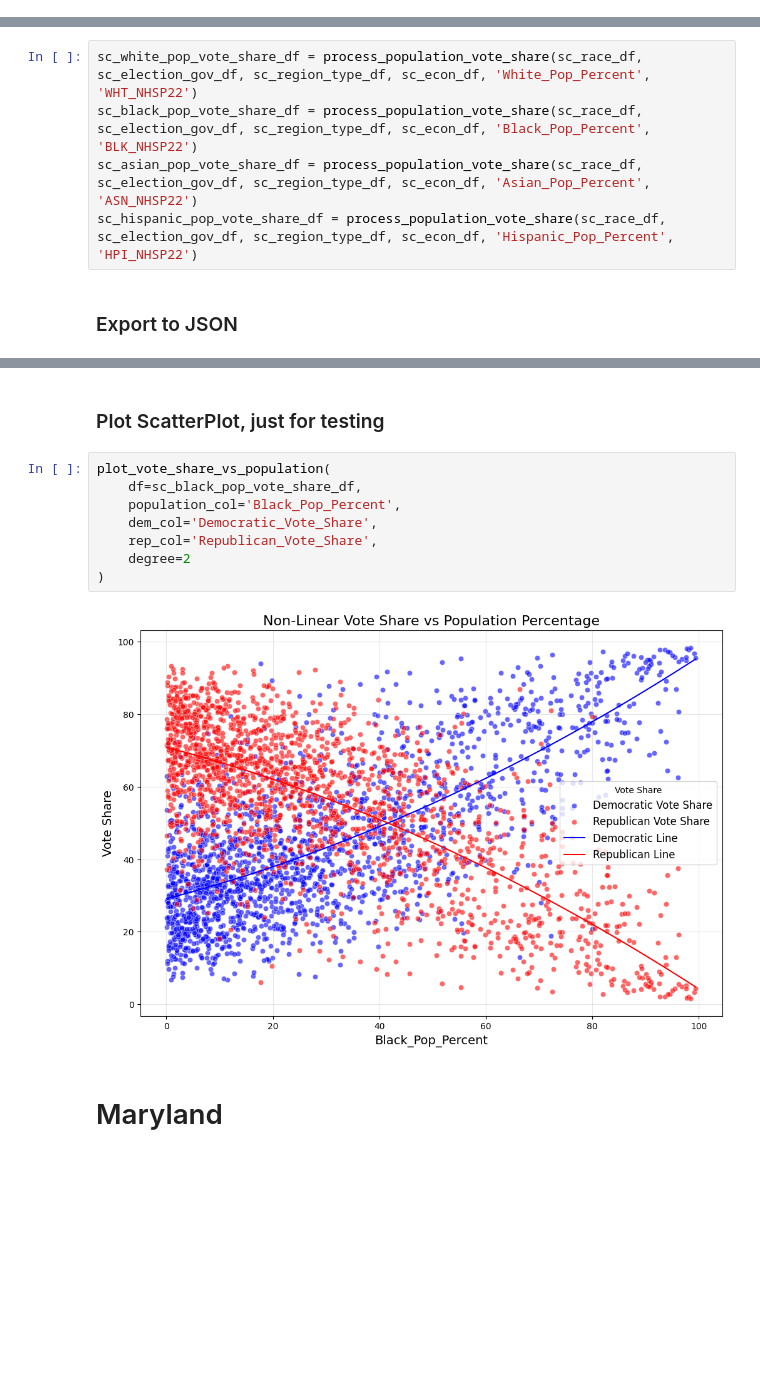
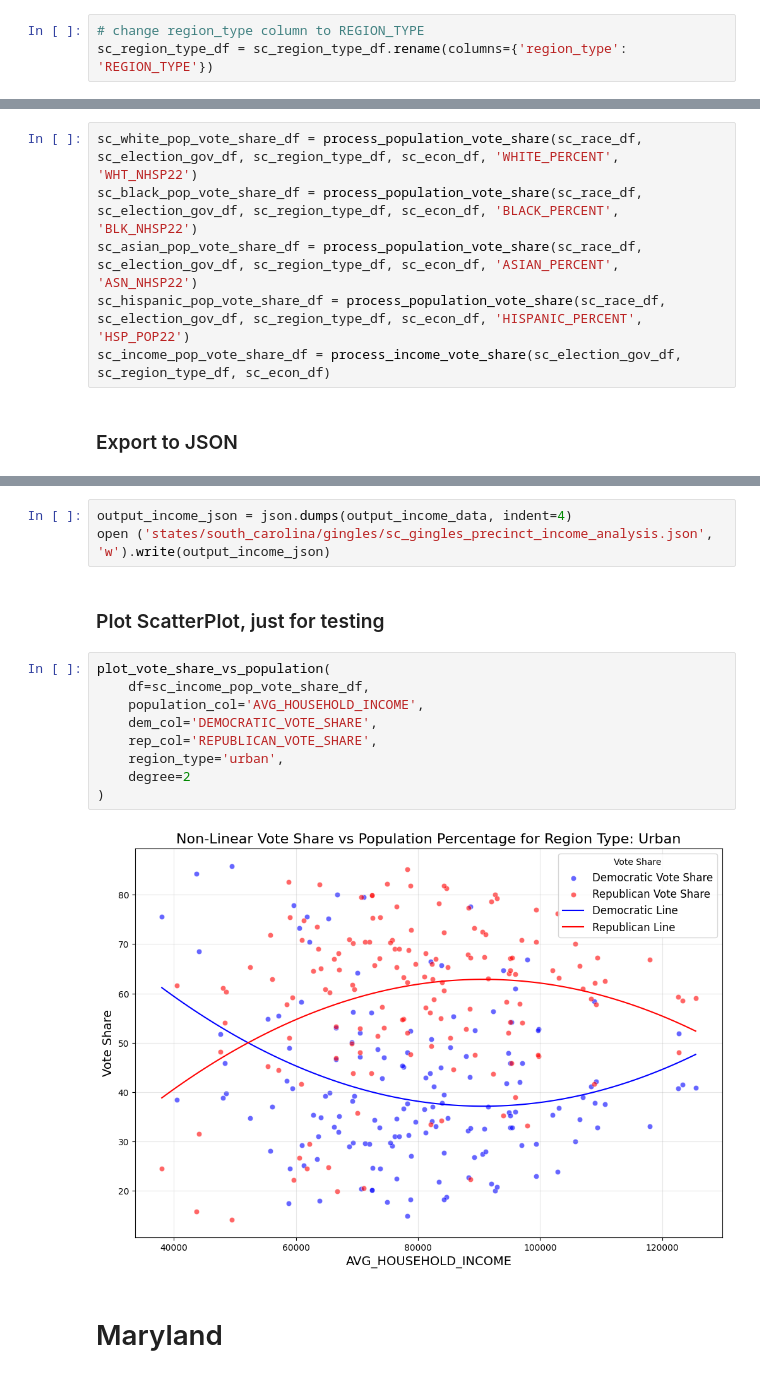
Before and after one commit to SBU-CSE-416/votifier, a Jupyter notebook: server/data/preprocess_gingles.ipynb, the cells around one changed output, grey strips where cells are left out. Saved outputs shown, nothing was run; the diff lists cells and outputs as text; blank space fills up the shorter version.

Commit message:
add gingles route

```diff
--- a/server/data/preprocess_gingles.ipynb
+++ b/server/data/preprocess_gingles.ipynb
@@ -94,5 +143,8 @@ sc_election_gov_df = pd.read_json('states/south_carolina/election/sc_election_go
 sc_race_df = pd.read_json('states/south_carolina/demographics/south_carolina_precincts_racial_population.json')
 sc_region_type_df = pd.read_json('states/south_carolina/geodata/south_carolina_precincts_region_type.json')
 sc_econ_df = pd.read_json('states/south_carolina/economic/south_carolina_precincts_household_income.json')
+# %%
+# change region_type column to REGION_TYPE
+sc_region_type_df = sc_region_type_df.rename(columns={'region_type': 'REGION_TYPE'})
 # %% [markdown]
 ## Main script
@@ -99,8 +158,9 @@ sc_econ_df = pd.read_json('states/south_carolina/economic/south_carolina_precinc
 # %%
-sc_white_pop_vote_share_df = process_population_vote_share(sc_race_df, sc_election_gov_df, sc_region_type_df, sc_econ_df, 'White_Pop_Percent', 'WHT_NHSP22')
-sc_black_pop_vote_share_df = process_population_vote_share(sc_race_df, sc_election_gov_df, sc_region_type_df, sc_econ_df, 'Black_Pop_Percent', 'BLK_NHSP22')
-sc_asian_pop_vote_share_df = process_population_vote_share(sc_race_df, sc_election_gov_df, sc_region_type_df, sc_econ_df, 'Asian_Pop_Percent', 'ASN_NHSP22')
-sc_hispanic_pop_vote_share_df = process_population_vote_share(sc_race_df, sc_election_gov_df, sc_region_type_df, sc_econ_df, 'Hispanic_Pop_Percent', 'HPI_NHSP22')
+sc_white_pop_vote_share_df = process_population_vote_share(sc_race_df, sc_election_gov_df, sc_region_type_df, sc_econ_df, 'WHITE_PERCENT', 'WHT_NHSP22')
+sc_black_pop_vote_share_df = process_population_vote_share(sc_race_df, sc_election_gov_df, sc_region_type_df, sc_econ_df, 'BLACK_PERCENT', 'BLK_NHSP22')
+sc_asian_pop_vote_share_df = process_population_vote_share(sc_race_df, sc_election_gov_df, sc_region_type_df, sc_econ_df, 'ASIAN_PERCENT', 'ASN_NHSP22')
+sc_hispanic_pop_vote_share_df = process_population_vote_share(sc_race_df, sc_election_gov_df, sc_region_type_df, sc_econ_df, 'HISPANIC_PERCENT', 'HSP_POP22')
+sc_income_pop_vote_share_df = process_income_vote_share(sc_election_gov_df, sc_region_type_df, sc_econ_df)
 # %% [markdown]
 ### Export to JSON
 # %%
@@ -131,15 +200,19 @@ open ('states/south_carolina/gingles/sc_gingles_precinct_analysis.json', 'w').wr
+# %%
+output_income_json = json.dumps(output_income_data, indent=4)
+open ('states/south_carolina/gingles/sc_gingles_precinct_income_analysis.json', 'w').write(output_income_json)
 # %% [markdown]
 ### Plot ScatterPlot, just for testing
 # %%
 plot_vote_share_vs_population(
-    df=sc_black_pop_vote_share_df,
-    population_col='Black_Pop_Percent',
-    dem_col='Democratic_Vote_Share',
-    rep_col='Republican_Vote_Share',
+    df=sc_income_pop_vote_share_df,
+    population_col='AVG_HOUSEHOLD_INCOME',
+    dem_col='DEMOCRATIC_VOTE_SHARE',
+    rep_col='REPUBLICAN_VOTE_SHARE',
+    region_type='urban',
     degree=2
 )
 # %% [output]
-[figure, old version]
+[figure, new version]
 # %% [markdown]
 # Maryland
 # %%
```
Also changed, not shown: parts of 11 cells of this notebook, 11 other files.
